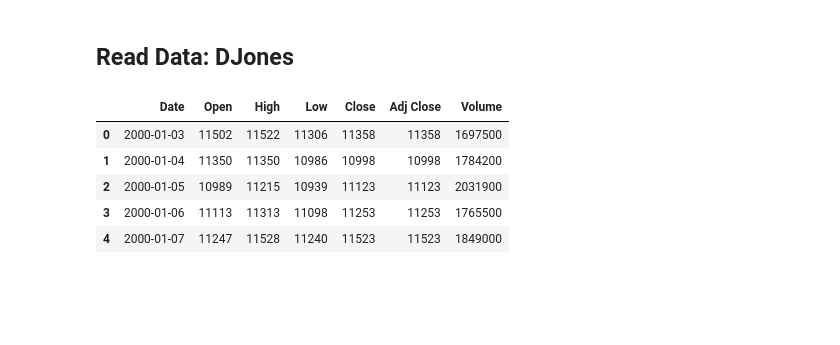
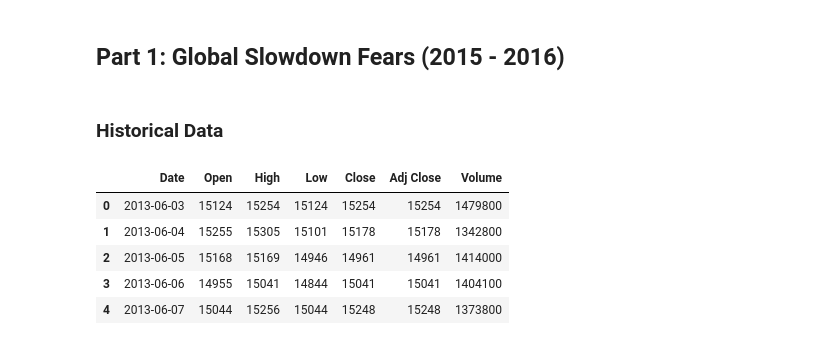
Before and after one commit to vsong3925/Interactive-Dashboard, a Jupyter notebook: Python/Machine Learning - Prophet Library (DJones).ipynb, the cells around one changed output. Saved outputs shown, nothing was run; the diff lists cells and outputs as text; code cells hidden in the pictures; blank space fills up the shorter version.

```diff
--- a/Python/Machine Learning - Prophet Library (DJones).ipynb
+++ b/Python/Machine Learning - Prophet Library (DJones).ipynb
@@ -24,8 +24,6 @@ import matplotlib.pyplot as plt
 from config import api_key
 import requests
 import json
-# %% [markdown]
-## Read Data: DJones
 # %%
 pymysql.install_as_MySQLdb()
 engine = create_engine(f"mysql://{remote_db_user}:{remote_db_pwd}@{remote_db_endpoint}:{remote_db_port}/{remote_db_name}")
@@ -33,17 +31,26 @@ engine = create_engine(f"mysql://{remote_db_user}:{remote_db_pwd}@{remote_db_end
 pymysql.install_as_MySQLdb()
 engine = create_engine(f"mysql://{remote_db_user}:{remote_db_pwd}@{remote_db_endpoint}:{remote_db_port}/{remote_db_name}")
 conn = engine.connect()
+# %% [markdown]
+## Part 1: Global Slowdown Fears (2015 - 2016)
+# %% [markdown]
+### Historical Data
 # %%
+historical_period = "2013-2015"
+prediction_period = "2015-2016"
+index = "DJones"
+
 query = '''
 select * from DJones
+where Date > "2013-06-01" and Date < "2015-07-01"
 '''
 
 data = pd.read_sql(query, conn)
 data.head()
 # %% [output]
 |  | Date | Open | High | Low | Close | Adj Close | Volume |
-| 0 | 2000-01-03 | 11502 | 11522 | 11306 | 11358 | 11358 | 1697500 |
-| 1 | 2000-01-04 | 11350 | 11350 | 10986 | 10998 | 10998 | 1784200 |
-| 2 | 2000-01-05 | 10989 | 11215 | 10939 | 11123 | 11123 | 2031900 |
-| 3 | 2000-01-06 | 11113 | 11313 | 11098 | 11253 | 11253 | 1765500 |
-| 4 | 2000-01-07 | 11247 | 11528 | 11240 | 11523 | 11523 | 1849000 |
+| 0 | 2013-06-03 | 15124 | 15254 | 15124 | 15254 | 15254 | 1479800 |
+| 1 | 2013-06-04 | 15255 | 15305 | 15101 | 15178 | 15178 | 1342800 |
+| 2 | 2013-06-05 | 15168 | 15169 | 14946 | 14961 | 14961 | 1414000 |
+| 3 | 2013-06-06 | 14955 | 15041 | 14844 | 15041 | 15041 | 1404100 |
+| 4 | 2013-06-07 | 15044 | 15256 | 15044 | 15248 | 15248 | 1373800 |
```
Also changed, not shown: parts of 36 cells of this notebook, 19 other files.
